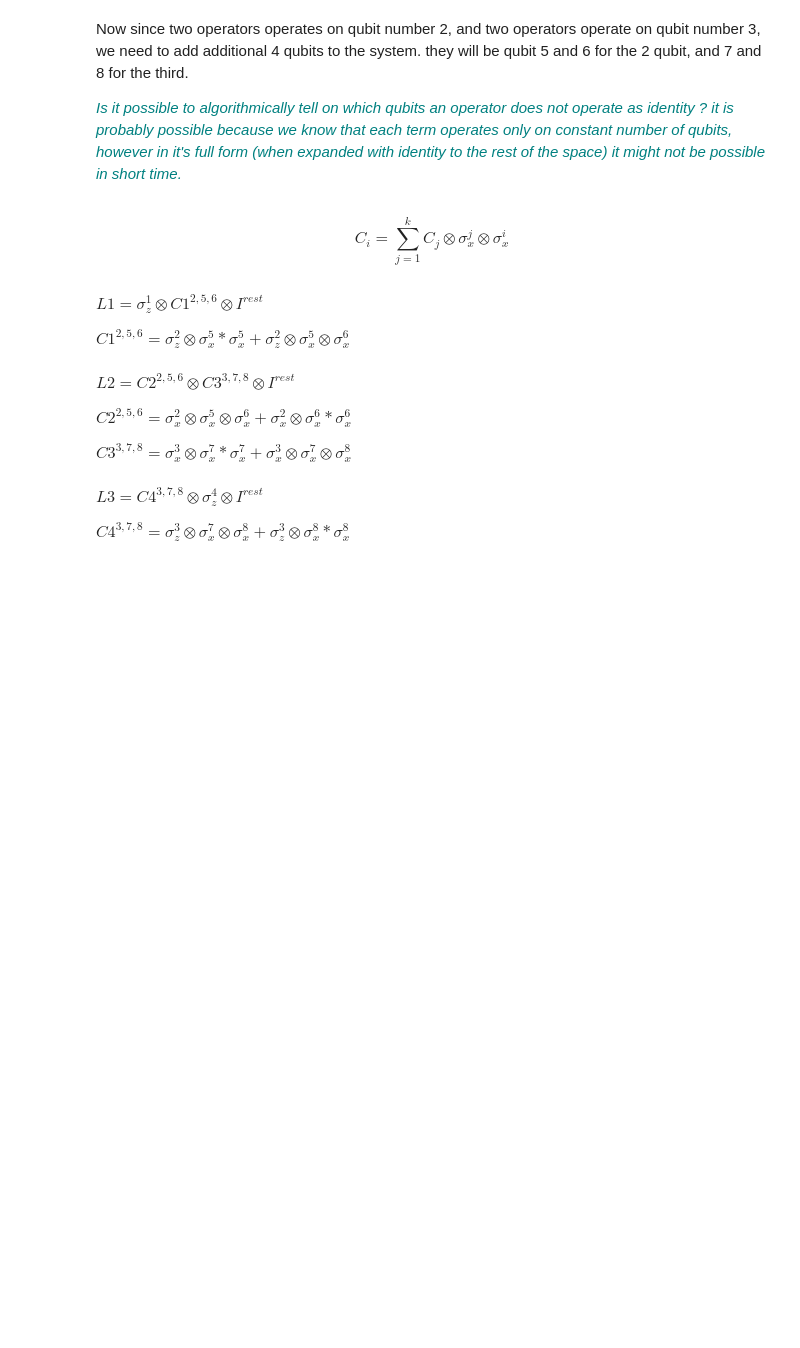
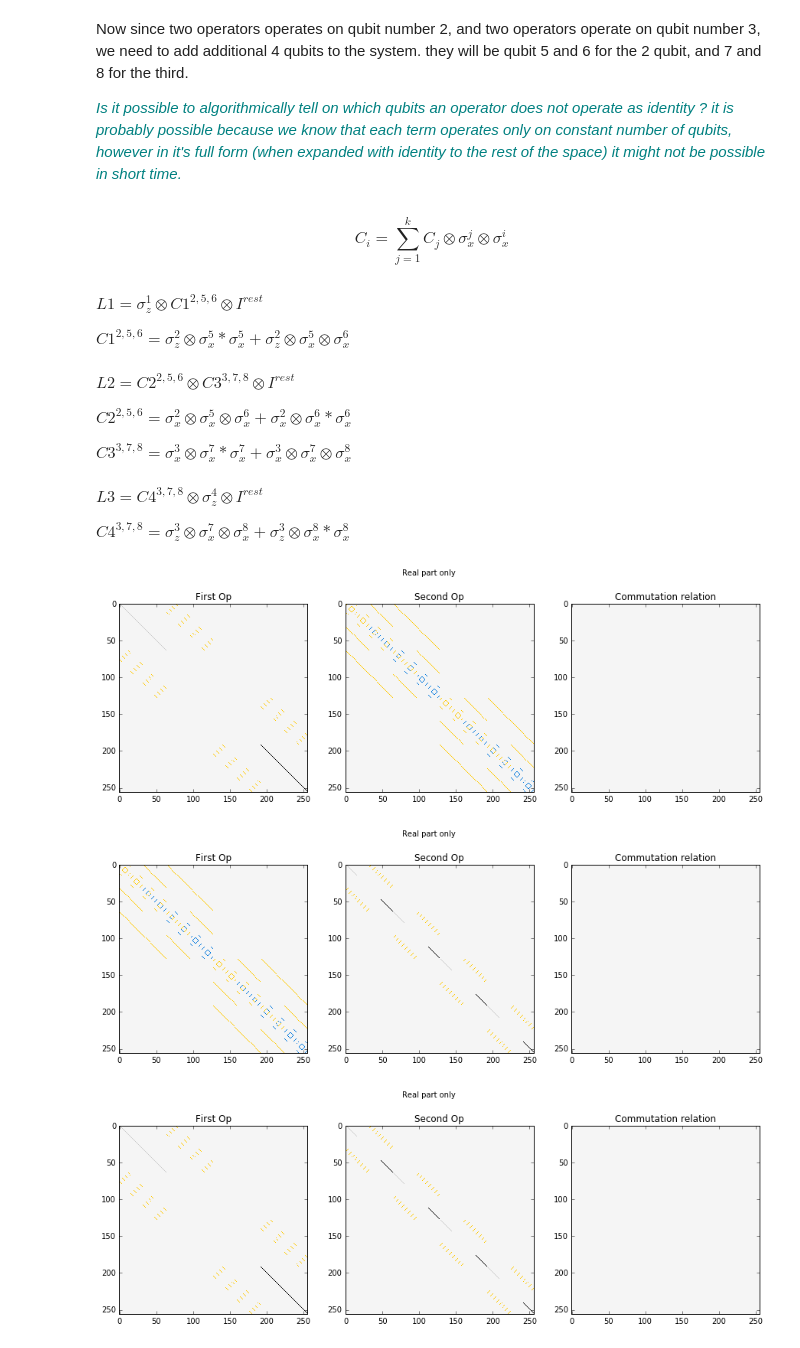
Before and after one commit to oryonatan/qutip, a Jupyter notebook: dorit/Simple stuff.ipynb, the cells around one changed output. Saved outputs shown, nothing was run; the diff lists cells and outputs as text; code cells hidden in the pictures; blank space fills up the shorter version.

```diff
--- a/dorit/Simple stuff.ipynb
+++ b/dorit/Simple stuff.ipynb
@@ -53,8 +66,8 @@ $L1 = \sigma_z^1 \otimes C1^{2,5,6} \otimes I^{rest}$
 $C1^{2,5,6} = \sigma_z^2\otimes \sigma_x^5 * \sigma_x^5 +\sigma_z^2\otimes \sigma_x^5 \otimes \sigma_x^6 $
 # %%
 n = 8
-C1 = ( LO.LocalOperator({2:sz, 5: sx * sx }).force_d(n) +
-      LO.LocalOperator({2:sz, 5: sx ,5: sx }) )
+C1 = ( LO.LocalOperator({2:sz}).force_d(n) +
+      LO.LocalOperator({2:sx, 5: sx ,6: sx }) )
 L1 = LO.LocalOperator({1:sz}).full_form(n) + C1
 # %% [markdown]
 $L2 = C2^{2,5,6} \otimes C3^{3,7,8} \otimes I^{rest} $
@@ -63,10 +76,10 @@ $C2^{2,5,6} = \sigma_x^2\otimes \sigma_x^5 \otimes\sigma_x^6 +\sigma_x^2\otimes
 
 $C3^{3,7,8} = \sigma_x^3\otimes \sigma_x^7 *\sigma_x^7 +\sigma_x^3\otimes \sigma_x^7 \otimes\sigma_x^8 $
 # %%
-C2 =(LO.LocalOperator( {2:sx,5:sx,6:sx} ).force_d(n) +
-     LO.LocalOperator( {2:sx,6:sx*sx} ) )
-C3 =(LO.LocalOperator( {3:sx,7:sx*sx} ).force_d(n) +
-     LO.LocalOperator( {2:sx,6:sx,8:sx} ) )
+C2 =(LO.LocalOperator( {2:sz,5:sx,6:sx} ).force_d(n) +
+     LO.LocalOperator( {2:sx} ) )
+C3 =(LO.LocalOperator( {3:sx} ).force_d(n) +
+     LO.LocalOperator( {3:sz,7:sx,8:sx} ) )
 L2 = C2+C3
 # %% [markdown]
 
@@ -74,6 +87,14 @@ $L3 =  C4^{3,7,8} \otimes \sigma_z^{4}\otimes I^{rest} $
 
 $C4^{3,7,8} =  \sigma_z^3\otimes \sigma_x^7 \otimes \sigma_x^8 +\sigma_z^3\otimes\sigma_x^8*\sigma_x^8 $
 # %%
-C4 =(LO.LocalOperator( {3:sz,7:sx,8:sx} ).force_d(n) +
-     LO.LocalOperator( {2:sz,8:sx*sx} ) )
+C4 =(LO.LocalOperator( {3:sz} ).force_d(n) +
+     LO.LocalOperator( {3:sx,7:sx,8:sx} ) )
 L3 = LO.LocalOperator( {4:sz} ).full_form(n) + C4
+# %%
+plot_commutations(L1,L2)
+plot_commutations(L2,L3)
+plot_commutations(L1,L3)
+# %% [output]
+[figure, added]
+[figure, added]
+[figure, added]
```
Also changed, not shown: parts of 16 cells of this notebook, 8 other files.
